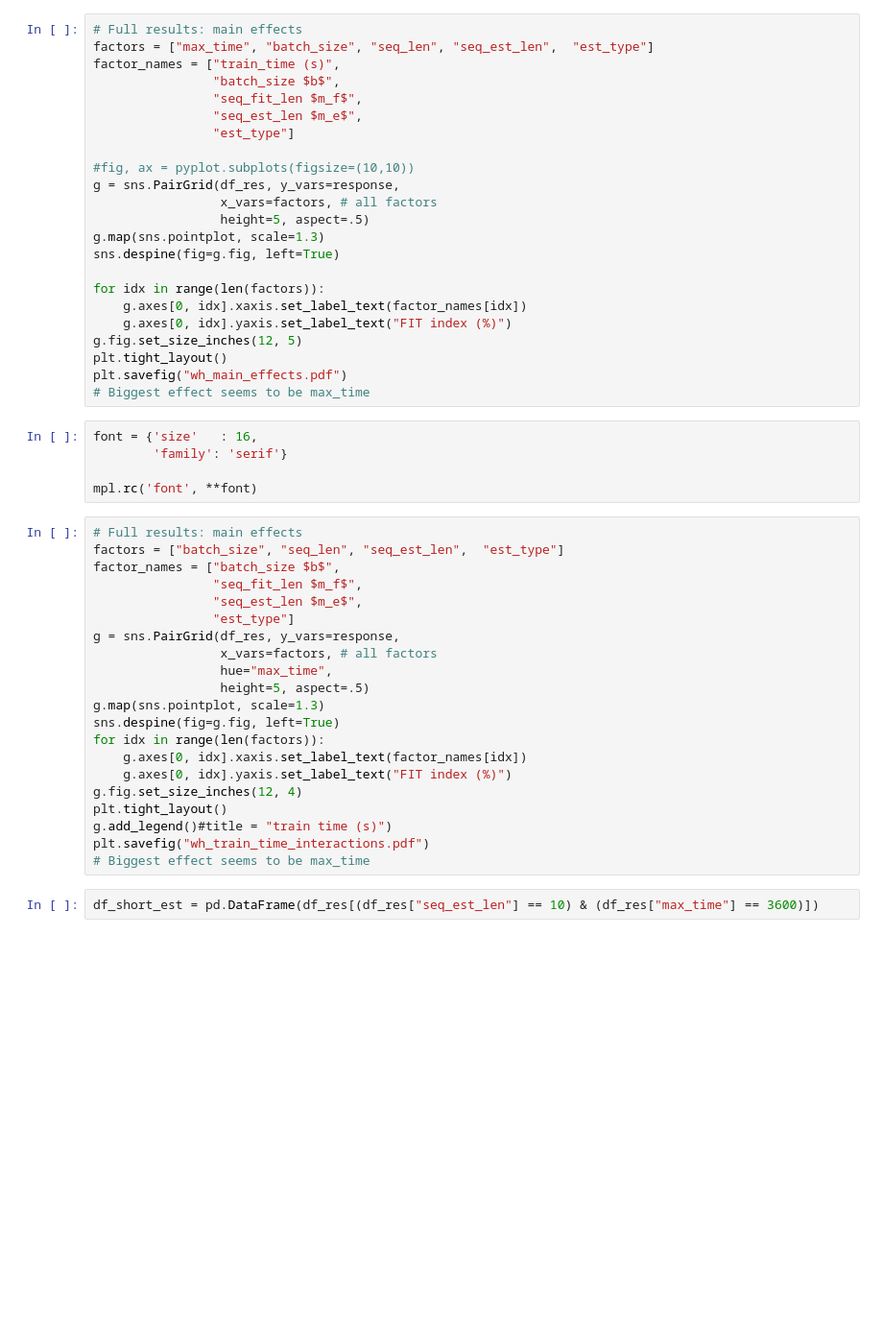
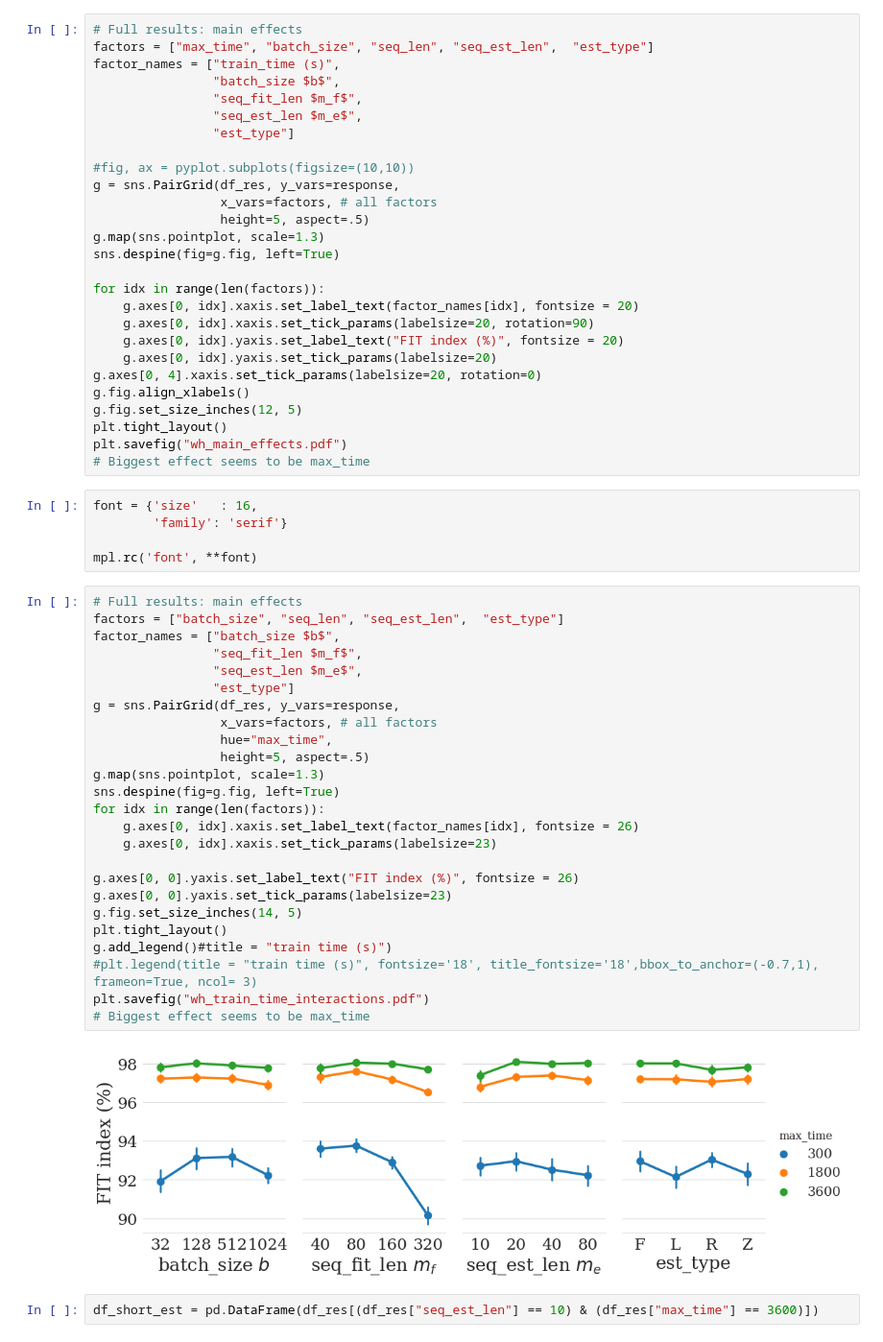
Before and after one commit to forgi86/sysid-neural-estimator, a Jupyter notebook: examples/wh2009/does/doe5_paper_figures.ipynb, the cells around one changed output. Shown: that part at 96% size. Drawn from its saved outputs; the diff is of its cells as text; blank space fills up the shorter version.

Commit message:
paper figure modified

```diff
--- a/examples/wh2009/does/doe5_paper_figures.ipynb
+++ b/examples/wh2009/does/doe5_paper_figures.ipynb
@@ -51,8 +51,12 @@ g.map(sns.pointplot, scale=1.3)
 sns.despine(fig=g.fig, left=True)
 
 for idx in range(len(factors)):
-    g.axes[0, idx].xaxis.set_label_text(factor_names[idx])
-    g.axes[0, idx].yaxis.set_label_text("FIT index (%)")
+    g.axes[0, idx].xaxis.set_label_text(factor_names[idx], fontsize = 20)
+    g.axes[0, idx].xaxis.set_tick_params(labelsize=20, rotation=90)
+    g.axes[0, idx].yaxis.set_label_text("FIT index (%)", fontsize = 20)
+    g.axes[0, idx].yaxis.set_tick_params(labelsize=20)
+g.axes[0, 4].xaxis.set_tick_params(labelsize=20, rotation=0)
+g.fig.align_xlabels()
 g.fig.set_size_inches(12, 5)
 plt.tight_layout()
 plt.savefig("wh_main_effects.pdf")
@@ -65,24 +69,30 @@ mpl.rc('font', **font)
 # %%
 # Full results: main effects
 factors = ["batch_size", "seq_len", "seq_est_len",  "est_type"]
 factor_names = ["batch_size $b$",
                 "seq_fit_len $m_f$",
                 "seq_est_len $m_e$",
                 "est_type"]
 g = sns.PairGrid(df_res, y_vars=response,
                  x_vars=factors, # all factors
                  hue="max_time",
                  height=5, aspect=.5)
 g.map(sns.pointplot, scale=1.3)
 sns.despine(fig=g.fig, left=True)
 for idx in range(len(factors)):
-    g.axes[0, idx].xaxis.set_label_text(factor_names[idx])
-    g.axes[0, idx].yaxis.set_label_text("FIT index (%)")
-g.fig.set_size_inches(12, 4)
+    g.axes[0, idx].xaxis.set_label_text(factor_names[idx], fontsize = 26)
+    g.axes[0, idx].xaxis.set_tick_params(labelsize=23)
+
+g.axes[0, 0].yaxis.set_label_text("FIT index (%)", fontsize = 26)
+g.axes[0, 0].yaxis.set_tick_params(labelsize=23)
+g.fig.set_size_inches(14, 5)
 plt.tight_layout()
 g.add_legend()#title = "train time (s)")
+#plt.legend(title = "train time (s)", fontsize='18', title_fontsize='18',bbox_to_anchor=(-0.7,1), frameon=True, ncol= 3)
 plt.savefig("wh_train_time_interactions.pdf")
 # Biggest effect seems to be max_time
+# %% [output]
+[figure, added]
 # %%
 df_short_est = pd.DataFrame(df_res[(df_res["seq_est_len"] == 10) & (df_res["max_time"] == 3600)])
 # %%
```
Also changed, not shown: parts of 4 cells of this notebook.
